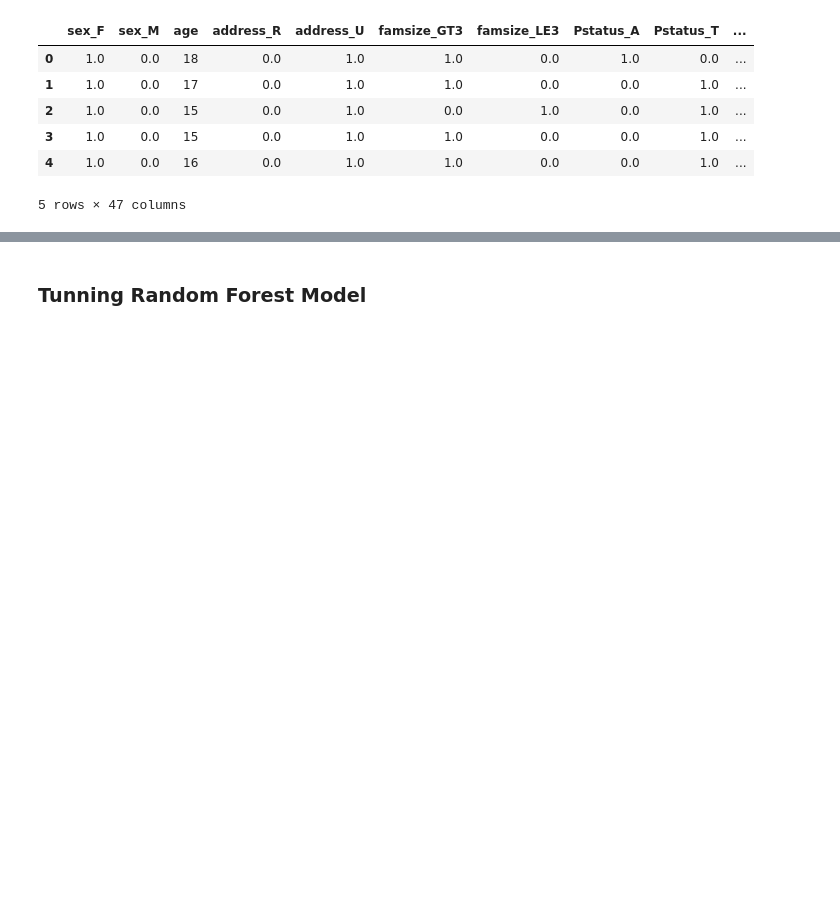
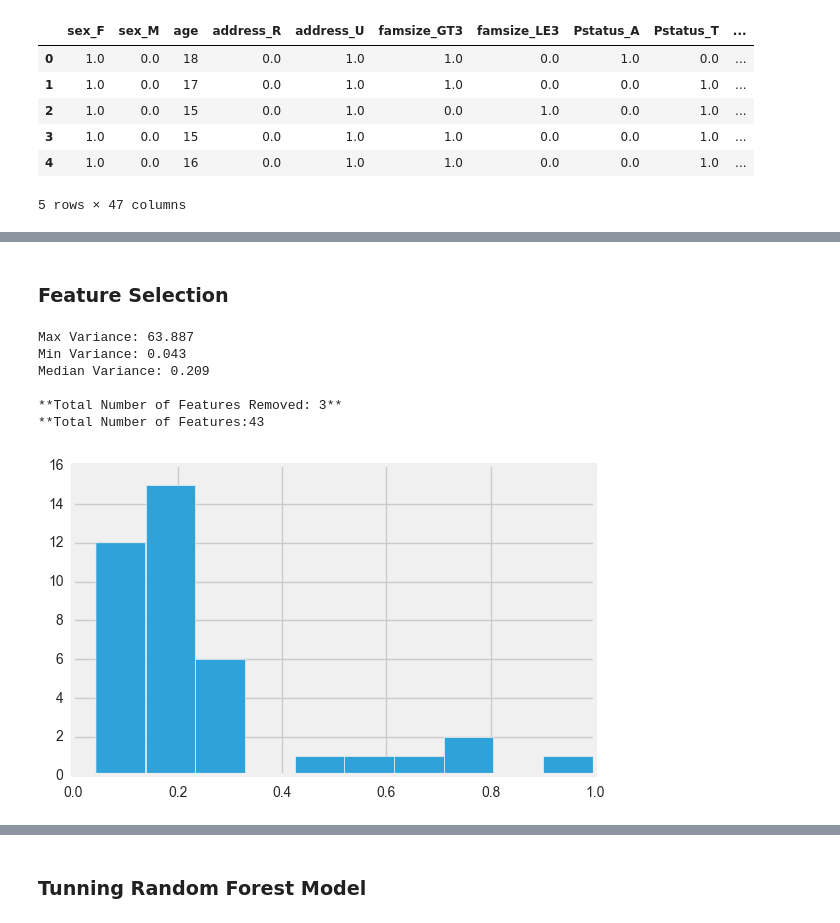
Before and after one commit to Tsmith5151/udacity-student-intervention, a Jupyter notebook: RandomForest.ipynb, the cells around one changed output, grey strips where cells are left out. Cells and saved outputs as stored; diff of their text form; code cells hidden in the pictures; blank space fills up the shorter version.

```diff
--- a/RandomForest.ipynb
+++ b/RandomForest.ipynb
@@ -242,0 +243,39 @@ feature_importance(clf,df)
+# %% [markdown]
+### Feature Selection
+# %%
+from sklearn.feature_selection import VarianceThreshold
+
+def get_low_variance(X_all,threshold):
+
+    selector = VarianceThreshold()
+    selector.fit(X_all)
+
+    index = selector.variances_ > threshold
+    filt = [i for i, x in enumerate(index) if x]
+
+    X_all_filt = X_all.iloc[:,filt]
+
+    print("Max Variance: {0:.3f}".format(max(selector.variances_)))
+    print("Min Variance: {0:.3f}".format(min(selector.variances_)))
+    print("Median Variance: {0:.3f}".format(np.median(selector.variances_)))
+
+    x = []
+    for i in selector.variances_:
+        if i < 1:
+            x.append(i)
+    plt.hist(x,bins=10)
+
+    print("\n**Total Number of Features Removed: {}**".format(
+                X_all.shape[1]-X_all_filt.shape[1]))
+    print("**Total Number of Features:{}".format(X_all_filt.shape[1]))
+    return(X_all_filt)
+# %%
+X_all = get_low_variance(X_all,0.05)
+# %% [output]
+Max Variance: 63.887
+Min Variance: 0.043
+Median Variance: 0.209
+
+**Total Number of Features Removed: 3**
+**Total Number of Features:43
+[figure, added]
```
Also changed, not shown: parts of 8 cells of this notebook.
